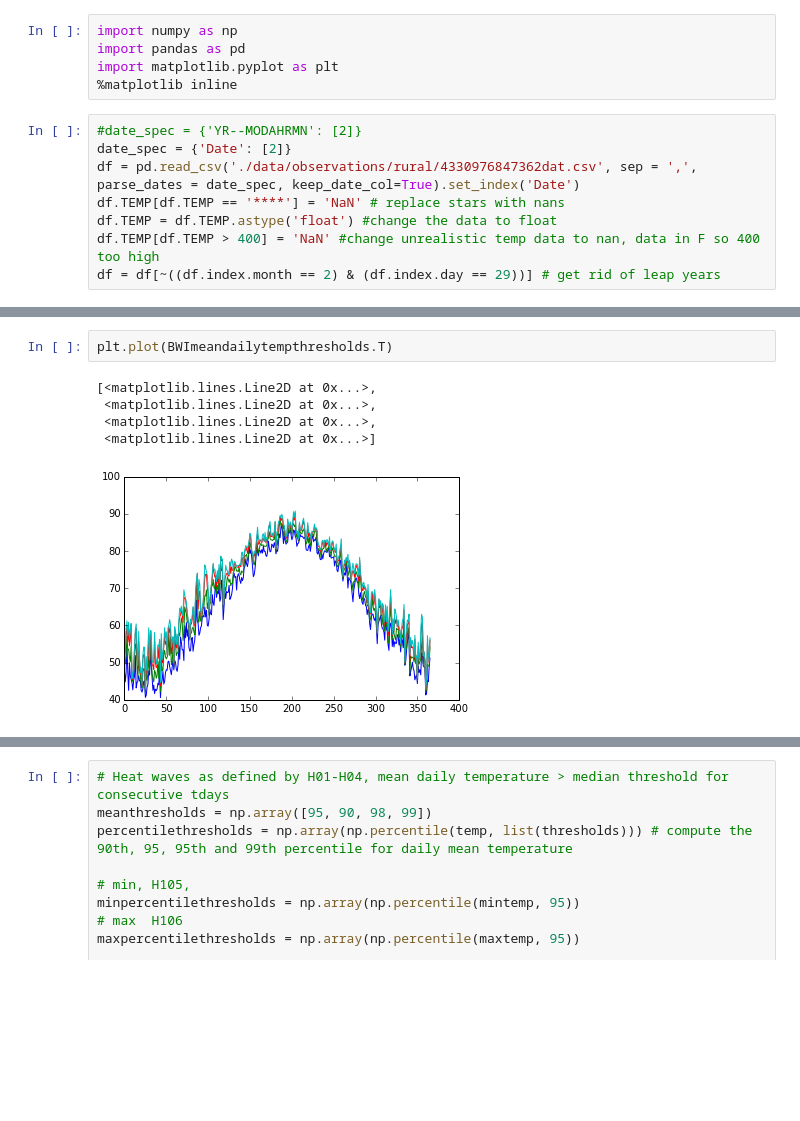
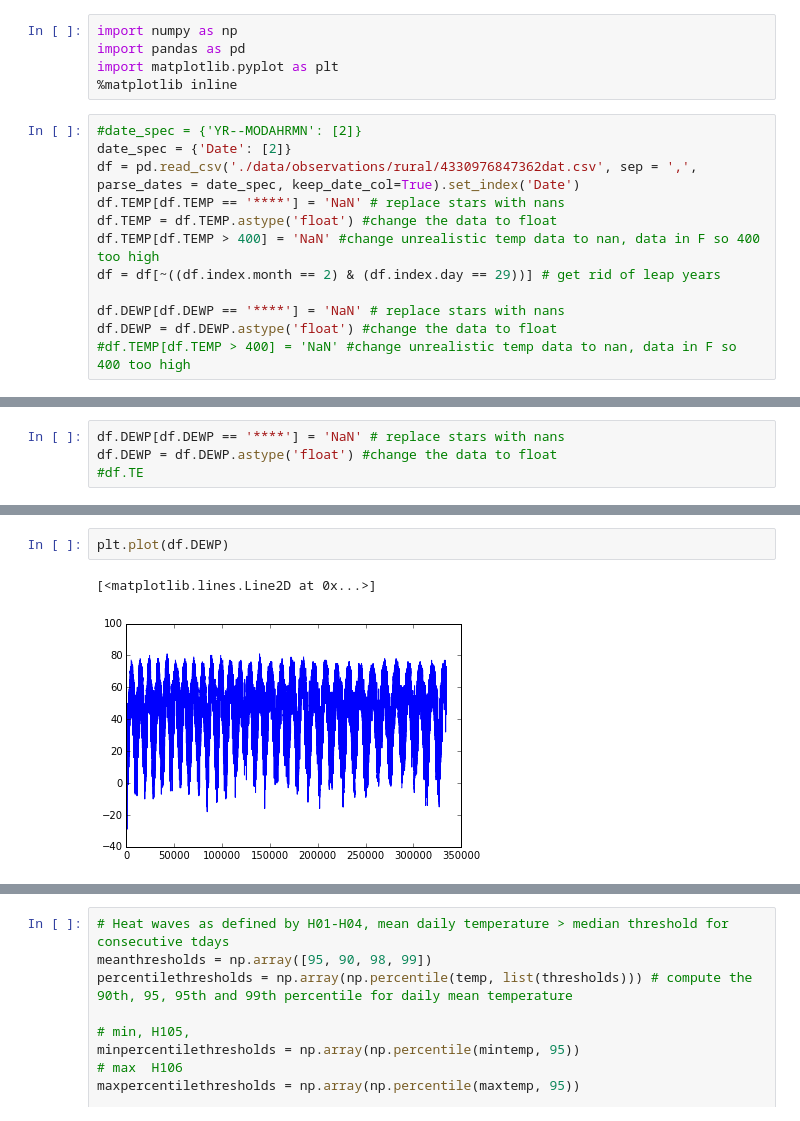
Before and after one commit to gottscott/cityheat, a Jupyter notebook: Bmore/heatwaveStatistics.ipynb, the cells around one changed output, grey strips where cells are left out. Saved outputs shown, nothing was run; the diff lists cells and outputs as text; blank space fills up the shorter version.

```diff
--- a/Bmore/heatwaveStatistics.ipynb
+++ b/Bmore/heatwaveStatistics.ipynb
@@ -11,3 +11,7 @@ df.TEMP[df.TEMP == '****'] = 'NaN' # replace stars with nans
 df.TEMP = df.TEMP.astype('float') #change the data to float
 df.TEMP[df.TEMP > 400] = 'NaN' #change unrealistic temp data to nan, data in F so 400 too high
 df = df[~((df.index.month == 2) & (df.index.day == 29))] # get rid of leap years
+
+df.DEWP[df.DEWP == '****'] = 'NaN' # replace stars with nans
+df.DEWP = df.DEWP.astype('float') #change the data to float
+#df.TEMP[df.TEMP > 400] = 'NaN' #change unrealistic temp data to nan, data in F so 400 too high
@@ -18,0 +18,4 @@ df.TEMP.plot()
+# %%
+df.DEWP[df.DEWP == '****'] = 'NaN' # replace stars with nans
+df.DEWP = df.DEWP.astype('float') #change the data to float
+#df.TE
@@ -26,8 +55,5 @@ BWImeandailytempthresholds = np.array([ ninetieth, ninetyfifth,ninetyeigth, nine
 # %%
-plt.plot(BWImeandailytempthresholds.T)
+plt.plot(df.DEWP)
 # %% [output]
-[<matplotlib.lines.Line2D at 0x...>,
- <matplotlib.lines.Line2D at 0x...>,
- <matplotlib.lines.Line2D at 0x...>,
- <matplotlib.lines.Line2D at 0x...>]
+[<matplotlib.lines.Line2D at 0x...>]
-[figure, old version]
+[figure, new version]
```
Also changed, not shown: parts of 8 cells of this notebook.
